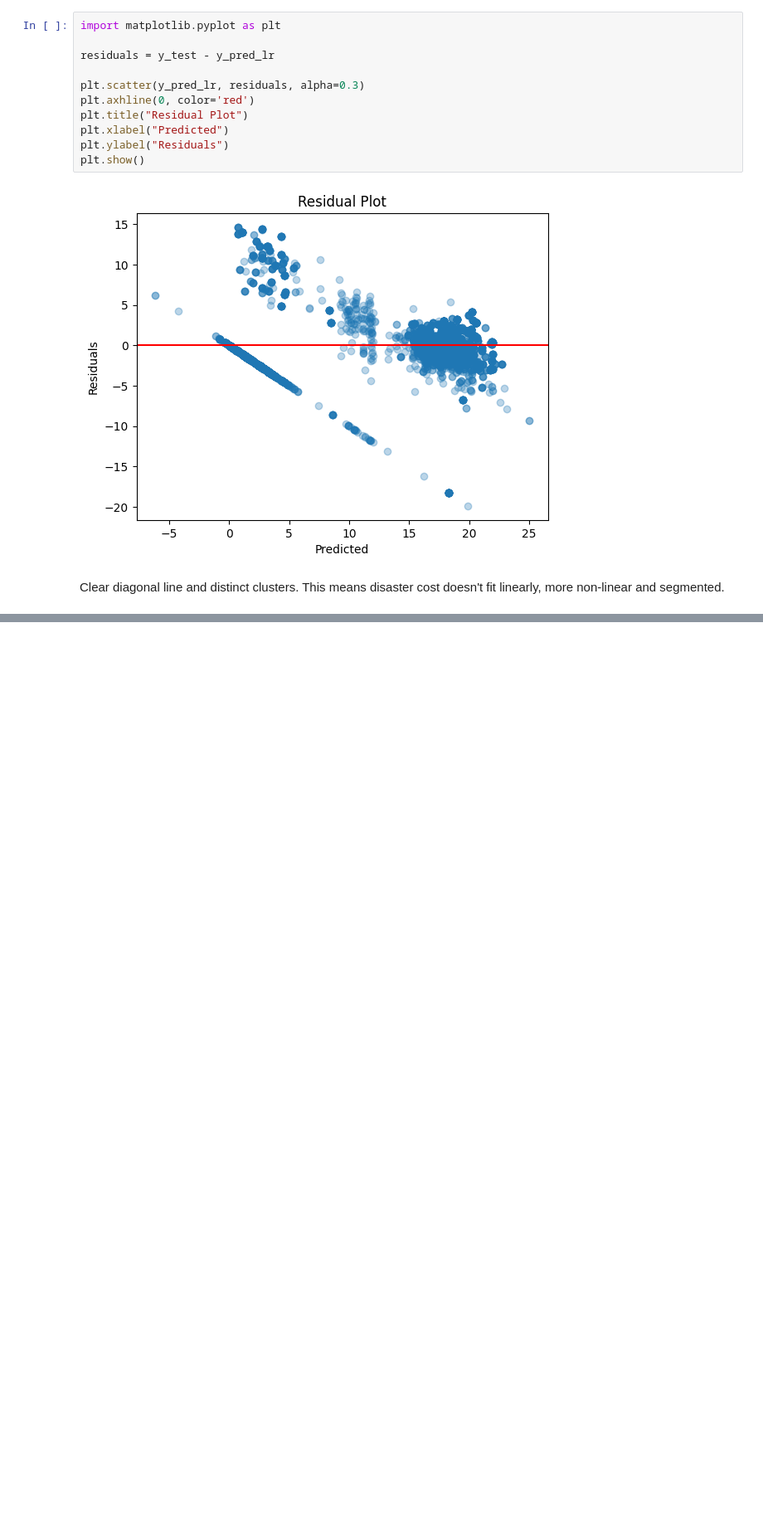
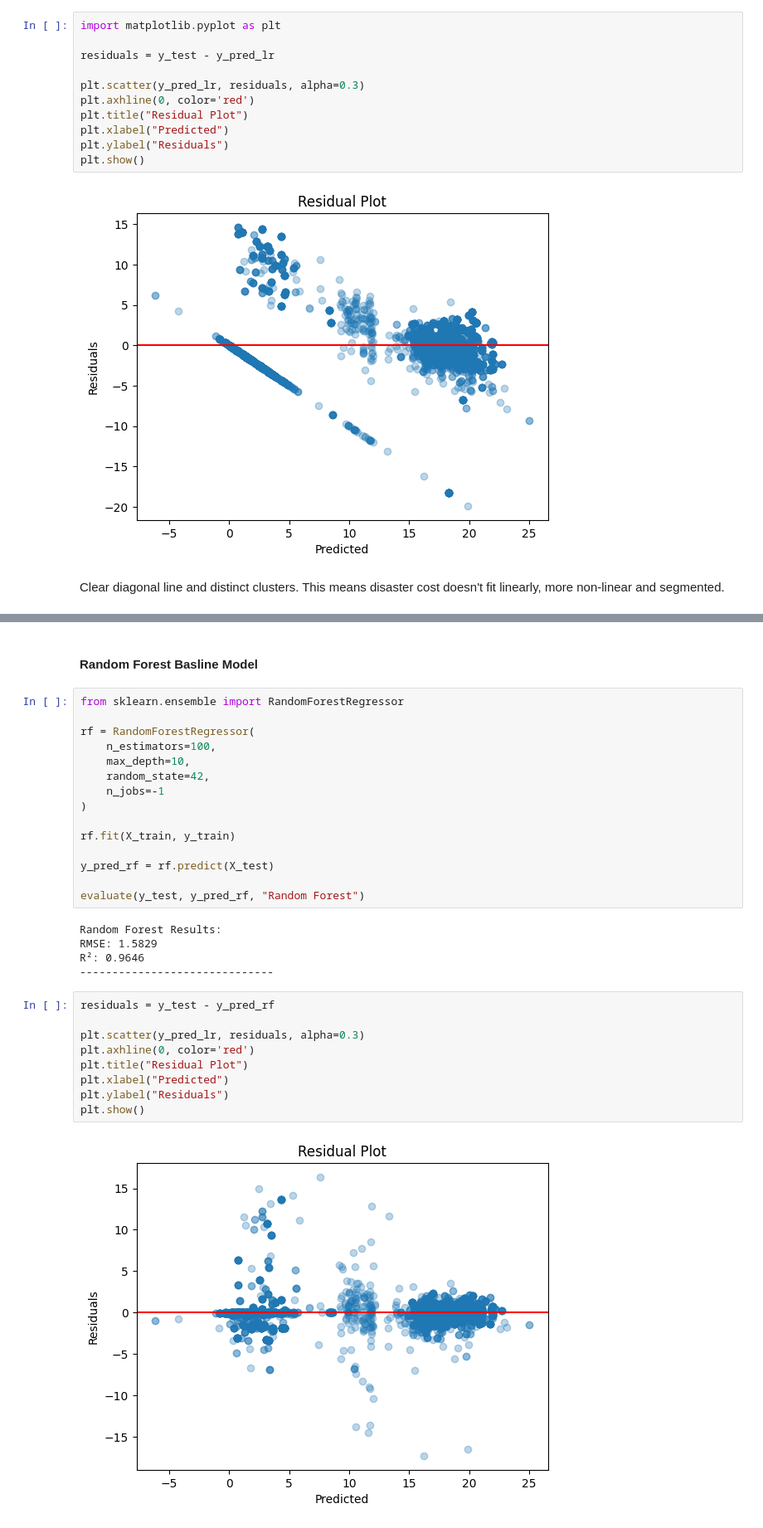
Before and after one commit to michizler/terranova-predictive-analytics, a Jupyter notebook: model/model.ipynb, the cells around one changed output, grey strips where cells are left out. Shown at 83% size. Drawn from its saved outputs; the diff is of its cells as text; blank space fills up the shorter version.

Commit message:
Trained baseline models with explanability

```diff
--- a/model/model.ipynb
+++ b/model/model.ipynb
@@ -201,0 +225,33 @@ Clear diagonal line and distinct clusters. This means disaster cost doesn't fit
+# %% [markdown]
+#### Random Forest Basline Model
+# %%
+from sklearn.ensemble import RandomForestRegressor
+
+rf = RandomForestRegressor(
+    n_estimators=100,
+    max_depth=10,
+    random_state=42,
+    n_jobs=-1
+)
+
+rf.fit(X_train, y_train)
+
+y_pred_rf = rf.predict(X_test)
+
+evaluate(y_test, y_pred_rf, "Random Forest")
+# %% [output]
+Random Forest Results:
+RMSE: 1.5829
+R²: 0.9646
+------------------------------
+# %%
+residuals = y_test - y_pred_rf
+
+plt.scatter(y_pred_lr, residuals, alpha=0.3)
+plt.axhline(0, color='red')
+plt.title("Residual Plot")
+plt.xlabel("Predicted")
+plt.ylabel("Residuals")
+plt.show()
+# %% [output]
+[figure, added]
```
Also changed, not shown: parts of 11 cells of this notebook.
